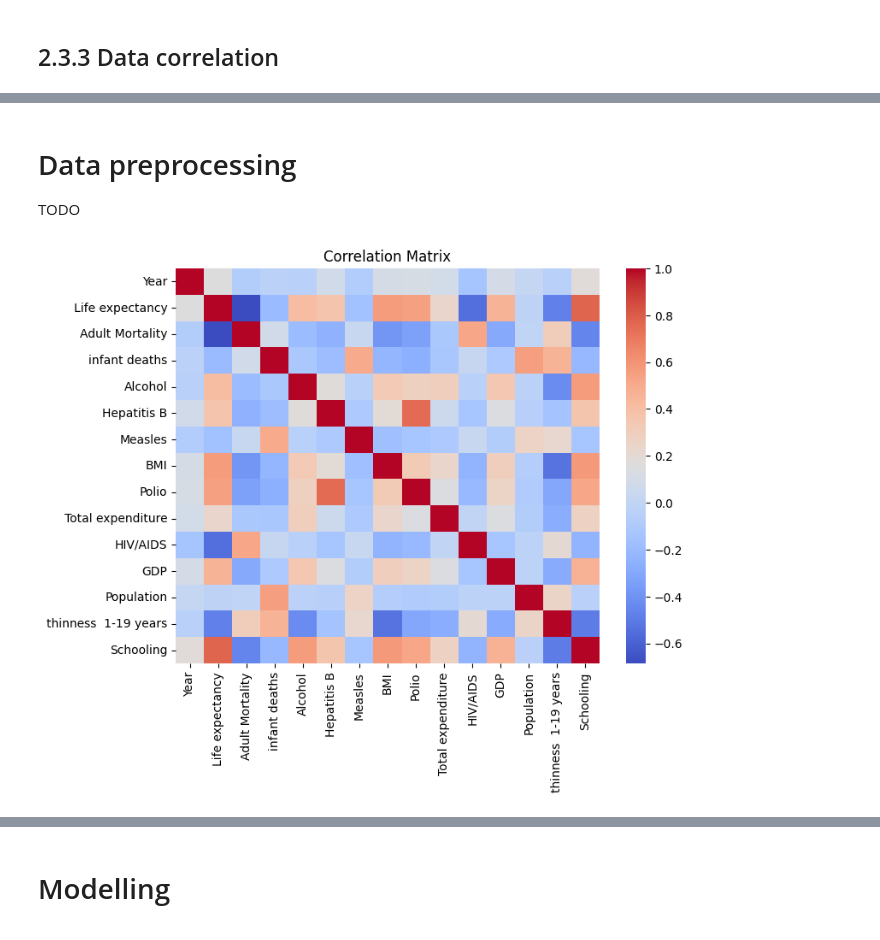
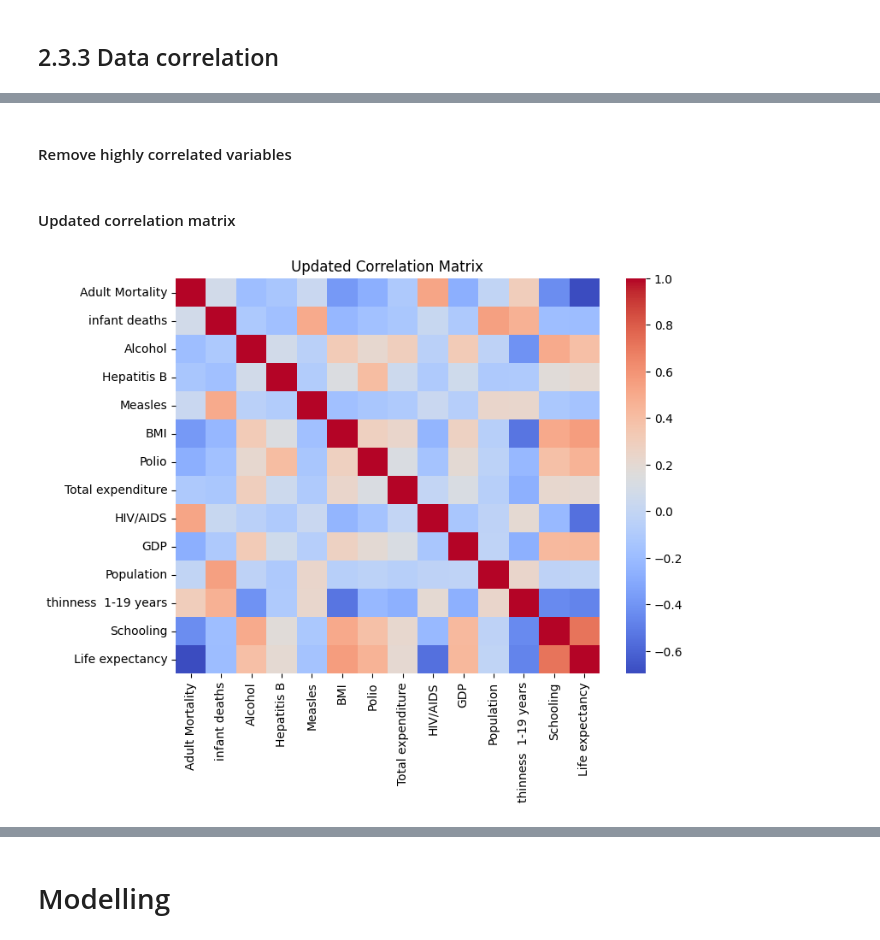
Before and after one commit to davidmarsoni/ml-project, a Jupyter notebook: Mini-Project/Mini-Project DM_ZF.ipynb, the cells around one changed output, grey strips where cells are left out. Cells and saved outputs as stored; diff of their text form; code cells hidden in the pictures.

```diff
--- a/Mini-Project/Mini-Project DM_ZF.ipynb
+++ b/Mini-Project/Mini-Project DM_ZF.ipynb
@@ -276,0 +198,7 @@ df = handle_outliers(df)
+# %%
+# check for negative values in numeric columns
+numeric_cols = df.select_dtypes(include=['int64', 'float64']).columns
+negative_values = (df[numeric_cols] < 0).sum()
+print("\nNumber of negative values in each numeric column:")
+for column, count in negative_values.items():
+    print(f"{column}: {count}")
@@ -277,8 +223,24 @@ df = handle_outliers(df)
 # %% [markdown]
 ## 2.3.3 Data correlation
-# %%
-def correlationMatrix(data, title):
-    plt.figure(figsize=(8, 6))
-    sns.heatmap(data.corr(), annot=False, cmap='coolwarm', fmt='.2f')
-    plt.title(title)
-    plt.show()
+# %%
+
+def correlationMatrix(data, title):
+    # Transform text features into numerical equivalents
+    for column in data.columns:
+        if data[column].dtype == 'object':
+            data[column], _ = pd.factorize(data[column])
+
+    # Compute correlation
+    corr = data.corr()
+
+    # Check if 'Life expectancy' is in the DataFrame and move it to the end
+    if 'Life expectancy' in corr.columns:
+        cols = corr.columns.tolist()
+        cols.remove('Life expectancy')
+        cols.append('Life expectancy')
+        corr = corr.loc[cols, cols]
+
+    plt.figure(figsize=(8, 6))
+    sns.heatmap(corr, annot=False, cmap='coolwarm', fmt='.2f')
+    plt.title(title)
+    plt.show()
@@ -333,11 +296,12 @@ Adult Mortality                   -0.685409
 Name: Life expectancy, dtype: float64
-# %% [markdown]
-# Data preprocessing
-TODO
+# %% [markdown]
+#### Remove highly correlated variables
 # %%
+# remove to high correlated columns with the target column and between them and with school column
+df = df.drop(columns=['Income composition of resources'])
 
-# remove to high correlated columns with the target column and between them
-df = df.drop(columns=['Income composition of resources'])
+# drop the column year and country because they are not relevant
+df = df.drop(columns=['Year', 'Country'])
 
 # Remove the under five mortality column because very high correlation with the infant deaths column
 df = df.drop(columns=['under-five deaths'])
@@ -350,17 +314,19 @@ df = df.drop(columns=['percentage expenditure'])
 
 # Remove the thinness 5-9 years column because very high correlation with the thinness 1-19 years column
 df = df.drop(columns=['thinness 5-9 years'])
+# %% [markdown]
+#### Updated correlation matrix
 # %%
 ## show again the correlation matrix after removing the columns
 # Store original data
 df_original = df.copy()
 
 # Create and display correlation matrix
 numeric_df = df.select_dtypes(include=[np.number])
-correlationMatrix(numeric_df, 'Correlation Matrix')
+correlationMatrix(numeric_df, 'Updated Correlation Matrix')
 
 # Restore original data
 df = df_original.copy()
 # %% [output]
-[figure, old version]
+[figure, new version]
 # %%
```
Also changed, not shown: parts of 23 cells of this notebook.
